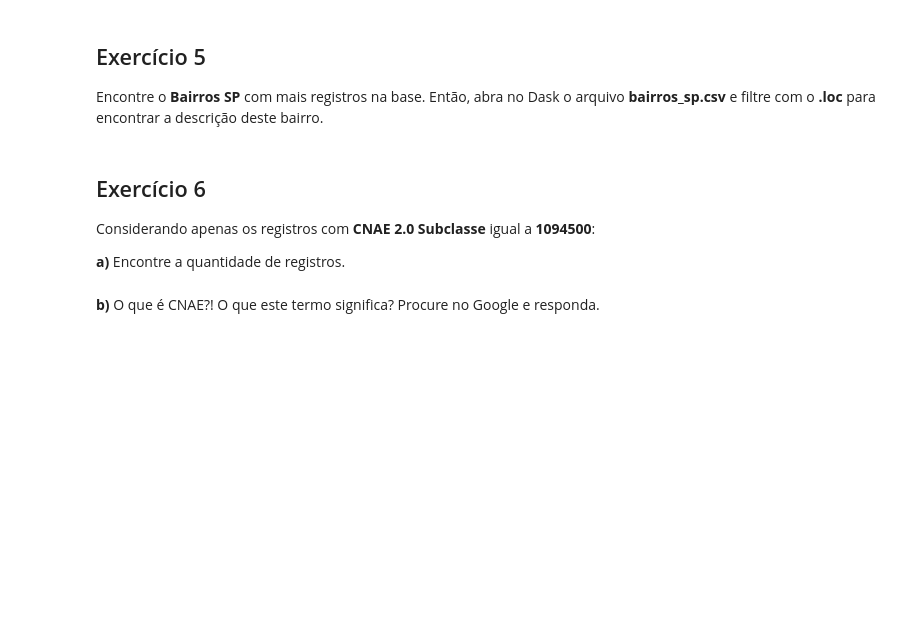
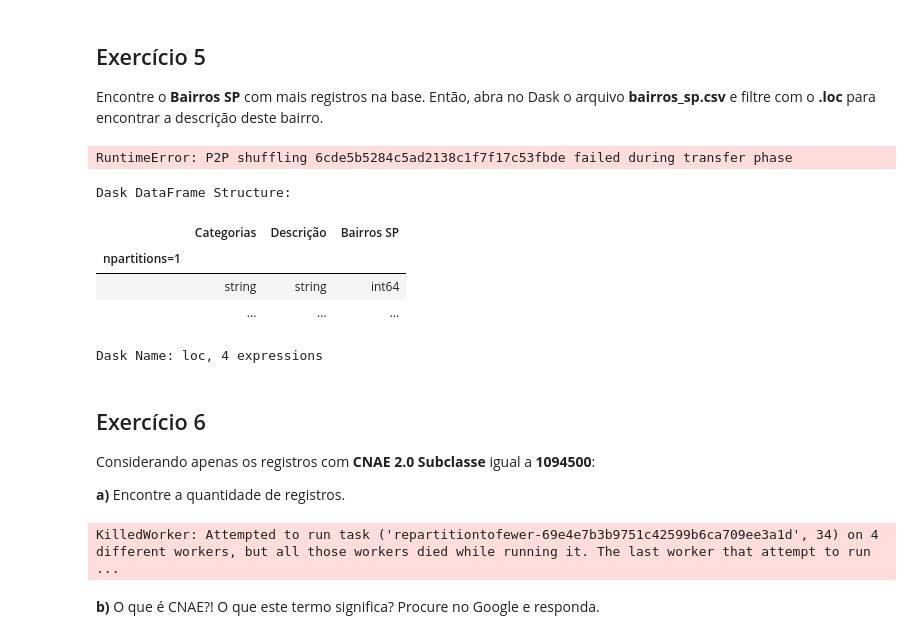
Before and after one commit to gustavoeso/BigData, a Jupyter notebook: Aula_01e02/aula02.ipynb, the cells around one changed output. Drawn from its saved outputs; the diff is of its cells as text; code cells hidden in the pictures; blank space fills up the shorter version.

```diff
--- a/Aula_01e02/aula02.ipynb
+++ b/Aula_01e02/aula02.ipynb
@@ -337,6 +677,34 @@ R:
 ## Exercício 5
 
 Encontre o **Bairros SP** com mais registros na base. Então, abra no Dask o arquivo **bairros_sp.csv** e filtre com o **.loc** para encontrar a descrição deste bairro.
+# %%
+# Agrupando os dados por bairro e contando as ocorrências
+bairros_count = dados_sp.groupby('Bairros SP').size().compute()
+
+# Identificando o bairro com mais registros
+bairro_mais_registros = bairros_count.idxmax()
+print(f"O bairro com mais registros é: {bairro_mais_registros}")
+# %% [output]
+RuntimeError: P2P shuffling 6cde5b5284c5ad2138c1f7f17c53fbde failed during transfer phase
+# %%
+# irei supor um bairro qualquer para o exemplo pois não rodou o ultimo codigo devido a falta de memória
+bairro_mais_registros = "INDIANOPOLIS"
+# %%
+# Carregar a base de dados 'bairros_sp.csv'
+bairros_sp = dd.read_csv('bairros_sp.csv')
+
+# Filtrando o DataFrame para encontrar a descrição do bairro
+descricao_bairro = bairros_sp.loc[bairros_sp['Descrição'] == bairro_mais_registros]
+
+# Exibindo a descrição do bairro
+descricao_bairro
+# %% [output]
+Dask DataFrame Structure:
+|  | Categorias | Descrição | Bairros SP |
+| npartitions=1 |  |  |  |
+|  | string | string | int64 |
+|  | ... | ... | ... |
+Dask Name: loc, 4 expressions
 # %% [markdown]
 ## Exercício 6
 
@@ -344,5 +712,15 @@ Considerando apenas os registros com **CNAE 2.0 Subclasse** igual a **1094500**:
 
 
 **a)** Encontre a quantidade de registros.
+# %%
+filtro_cnae = dados_sp[dados_sp["CNAE 2.0 Subclasse"] == "1094500"]
+
+# Contar a quantidade de registros que atendem ao filtro
+quantidade_registros = filtro_cnae.shape[0].compute()
+
+# Exibir a quantidade de registros
+print(f"Quantidade de registros com CNAE 2.0 Subclasse igual a 1094500: {quantidade_registros}")
+# %% [output]
+KilledWorker: Attempted to run task ('repartitiontofewer-69e4e7b3b9751c42599b6ca709ee3a1d', 34) on 4 different workers, but all those workers died while running it. The last worker that attempt to run ...
 # %% [markdown]
 **b)** O que é CNAE?! O que este termo significa? Procure no Google e responda.
```
Also changed, not shown: parts of 37 cells of this notebook, 2 other files.
